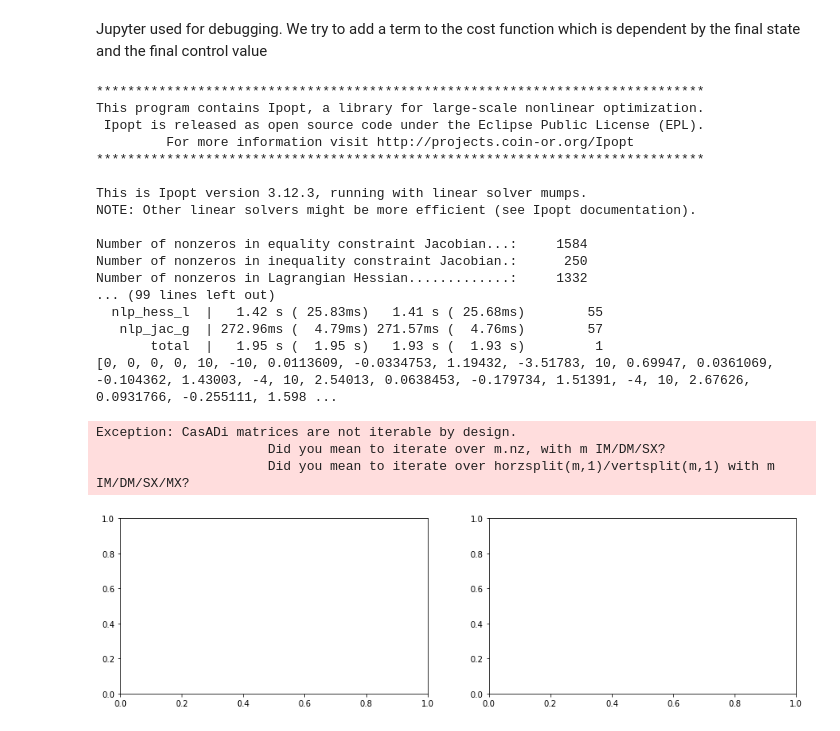
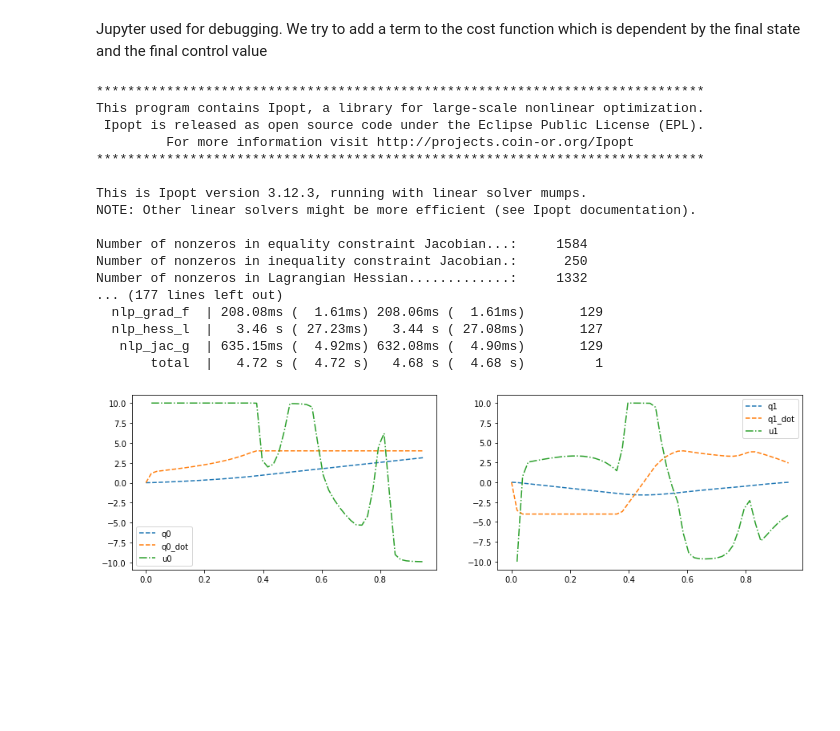
Before and after one commit to abcamiletto/flex, a Jupyter notebook: urdf_optcontrol/Jupyters/URDF2OptimalControl.ipynb, the cells around one changed output. Drawn from its saved outputs; the diff is of its cells as text; code cells hidden in the pictures; blank space fills up the shorter version.

Commit message:
minimum time

```diff
--- a/urdf_optcontrol/Jupyters/URDF2OptimalControl.ipynb
+++ b/urdf_optcontrol/Jupyters/URDF2OptimalControl.ipynb
@@ -221,9 +221,8 @@ class Urdf2Moon:
 
         # Solve the NLP
         opt = solver['x']
-        time_opt = opt[-1]
+        self.T_opt = opt[-1]
         opt = opt[0:-1]
-        print(opt, type(opt))
         self.q_opt = [opt[idx::3*self.num_joints]for idx in range(self.num_joints)]
         self.qd_opt = [opt[self.num_joints+idx::3*self.num_joints]for idx in range(self.num_joints)]
         self.u_opt = [opt[self.num_joints*2+idx::3*self.num_joints]for idx in range(self.num_joints)]
@@ -248,7 +247,7 @@ class Urdf2Moon:
             traj_dot = cs.vertcat(*traj_dot)
         return traj, traj_dot
     def print_results(self):
-        tgrid = [self.T/self.N*k for k in range(self.N+1)]
+        tgrid = [self.T_opt/self.N*k for k in range(self.N+1)]
 
         fig, axes = plt.subplots(nrows=int(ceil(self.num_joints/2)), ncols=2, figsize=(15, 4*ceil(self.num_joints/2)))
 
@@ -287,42 +286,39 @@ if __name__ == '__main__':
         # return 10 * cs.mtimes(q.T,q) + cs.mtimes(u.T,u) / 10
 
     def my_final_term_cost(q_f, qd_f, u_f):
-        return 10*cs.mtimes(q_f.T,q_f)  #+ cs.mtimes(qd_f.T,qd_f)
+        return 100*cs.mtimes(q_f.T,q_f)  #+ cs.mtimes(qd_f.T,qd_f)
 
 
     def my_constraint1(q, q_dot, u, ee_pos):
         return [-10, -10], u, [10, 10]
     def my_constraint2(q, q_dot, u, ee_pos):
         return [-4, -4], q_dot, [4, 4]
     def my_constraint3(q, q_dot, u, ee_pos):
         return 0, ee_pos[0]**2 + ee_pos[1]**2 + ee_pos[2]**2, 20
     my_constraints=[my_constraint1, my_constraint2, my_constraint3]
 
     time_horizon = 1
     steps = 50
 
     urdf_2_opt = Urdf2Moon(urdf_path, root, end)
     opt = urdf_2_opt.solve(my_cost_func, time_horizon, steps, in_cond, trajectory_target, my_final_term_cost, my_constraints)
     fig = urdf_2_opt.print_results()
 # %% [output]
 ******************************************************************************
 This program contains Ipopt, a library for large-scale nonlinear optimization.
  Ipopt is released as open source code under the Eclipse Public License (EPL).
          For more information visit http://projects.coin-or.org/Ipopt
 ******************************************************************************
 
 This is Ipopt version 3.12.3, running with linear solver mumps.
 NOTE: Other linear solvers might be more efficient (see Ipopt documentation).
 
 Number of nonzeros in equality constraint Jacobian...:     1584
 Number of nonzeros in inequality constraint Jacobian.:      250
 Number of nonzeros in Lagrangian Hessian.............:     1332
-... (99 lines left out)
-  nlp_hess_l  |   1.42 s ( 25.83ms)   1.41 s ( 25.68ms)        55
-   nlp_jac_g  | 272.96ms (  4.79ms) 271.57ms (  4.76ms)        57
-       total  |   1.95 s (  1.95 s)   1.93 s (  1.93 s)         1
-[0, 0, 0, 0, 10, -10, 0.0113609, -0.0334753, 1.19432, -3.51783, 10, 0.69947, 0.0361069, -0.104362, 1.43003, -4, 10, 2.54013, 0.0638453, -0.179734, 1.51391, -4, 10, 2.67626, 0.0931766, -0.255111, 1.598 ...
+... (177 lines left out)
+  nlp_grad_f  | 208.08ms (  1.61ms) 208.06ms (  1.61ms)       129
+  nlp_hess_l  |   3.46 s ( 27.23ms)   3.44 s ( 27.08ms)       127
+   nlp_jac_g  | 635.15ms (  4.92ms) 632.08ms (  4.90ms)       129
+       total  |   4.72 s (  4.72 s)   4.68 s (  4.68 s)         1
-Exception: CasADi matrices are not iterable by design.
-                      Did you mean to iterate over m.nz, with m IM/DM/SX?
-                      Did you mean to iterate over horzsplit(m,1)/vertsplit(m,1) with m IM/DM/SX/MX?
-[figure, old version]
+[figure, new version]
```
